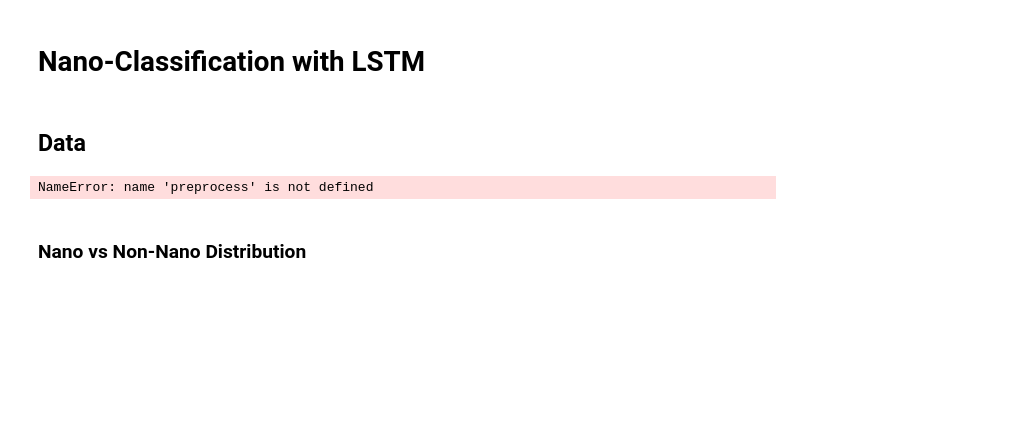
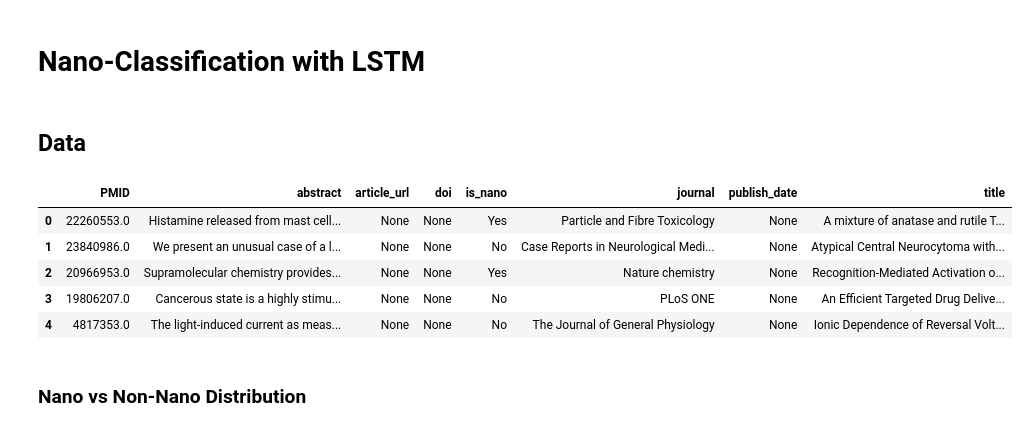
Before and after one commit to NLPatVCU/NanoDC, a Jupyter notebook: Binary/LSTM/LSTM.ipynb, the cells around one changed output. Drawn from its saved outputs; the diff is of its cells as text; code cells hidden in the pictures; blank space fills up the shorter version.

```diff
--- a/Binary/LSTM/LSTM.ipynb
+++ b/Binary/LSTM/LSTM.ipynb
@@ -20,10 +20,14 @@ import seaborn as sn
 ## Data
 # %%
 abstracts = read_json("../Data/Datasets/abstracts.json")
-abstracts = preprocess(abstracts)
 abstracts.head(5)
 # %% [output]
-NameError: name 'preprocess' is not defined
+|  | PMID | abstract | article_url | doi | is_nano | journal | publish_date | title |
+| 0 | 22260553.0 | Histamine released from mast cell... | None | None | Yes | Particle and Fibre Toxicology | None | A mixture of anatase and rutile T... |
+| 1 | 23840986.0 | We present an unusual case of a l... | None | None | No | Case Reports in Neurological Medi... | None | Atypical Central Neurocytoma with... |
+| 2 | 20966953.0 | Supramolecular chemistry provides... | None | None | Yes | Nature chemistry | None | Recognition-Mediated Activation o... |
+| 3 | 19806207.0 | Cancerous state is a highly stimu... | None | None | No | PLoS ONE | None | An Efficient Targeted Drug Delive... |
+| 4 | 4817353.0 | The light-induced current as meas... | None | None | No | The Journal of General Physiology | None | Ionic Dependence of Reversal Volt... |
 # %% [markdown]
 ### Nano vs Non-Nano Distribution
 # %%
```
Also changed, not shown: parts of 7 cells of this notebook, 2 other files.
